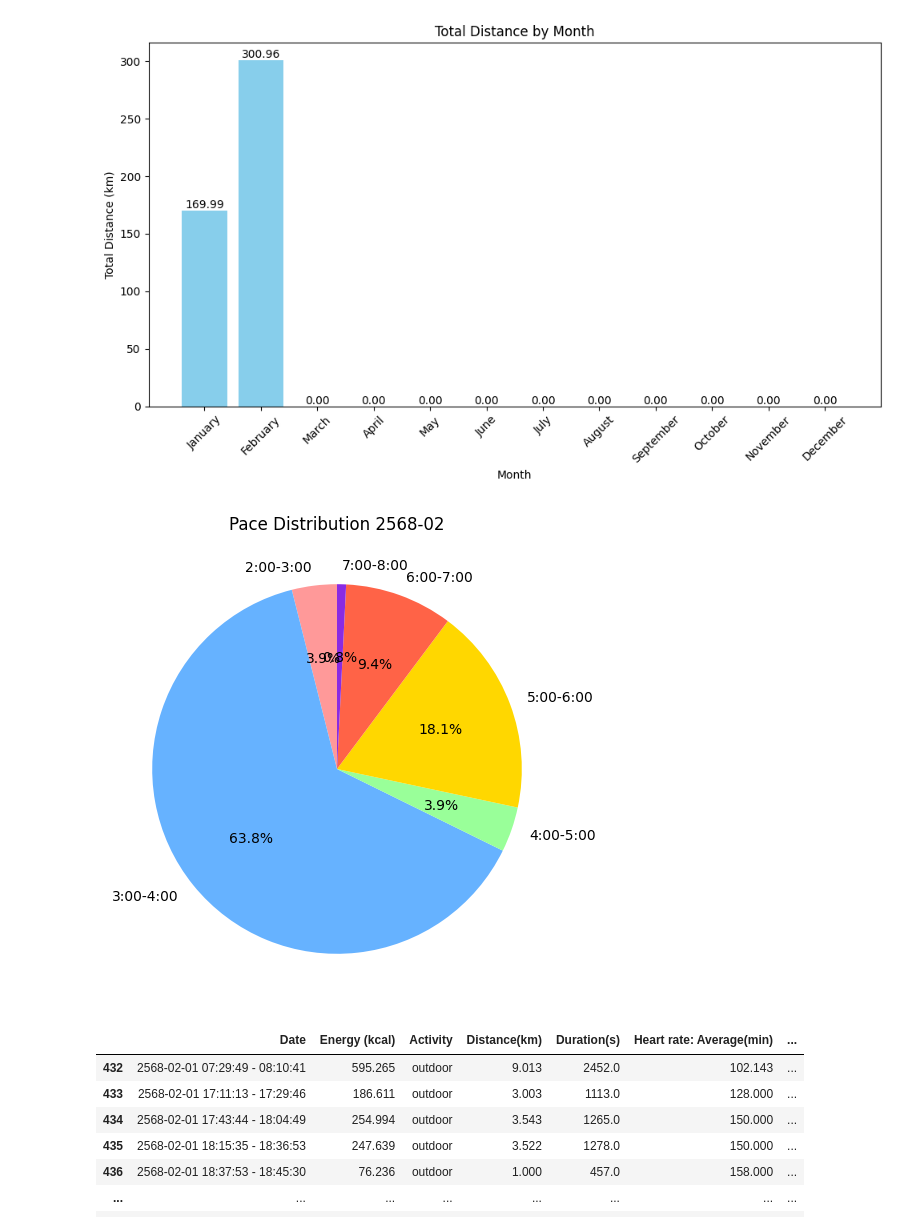
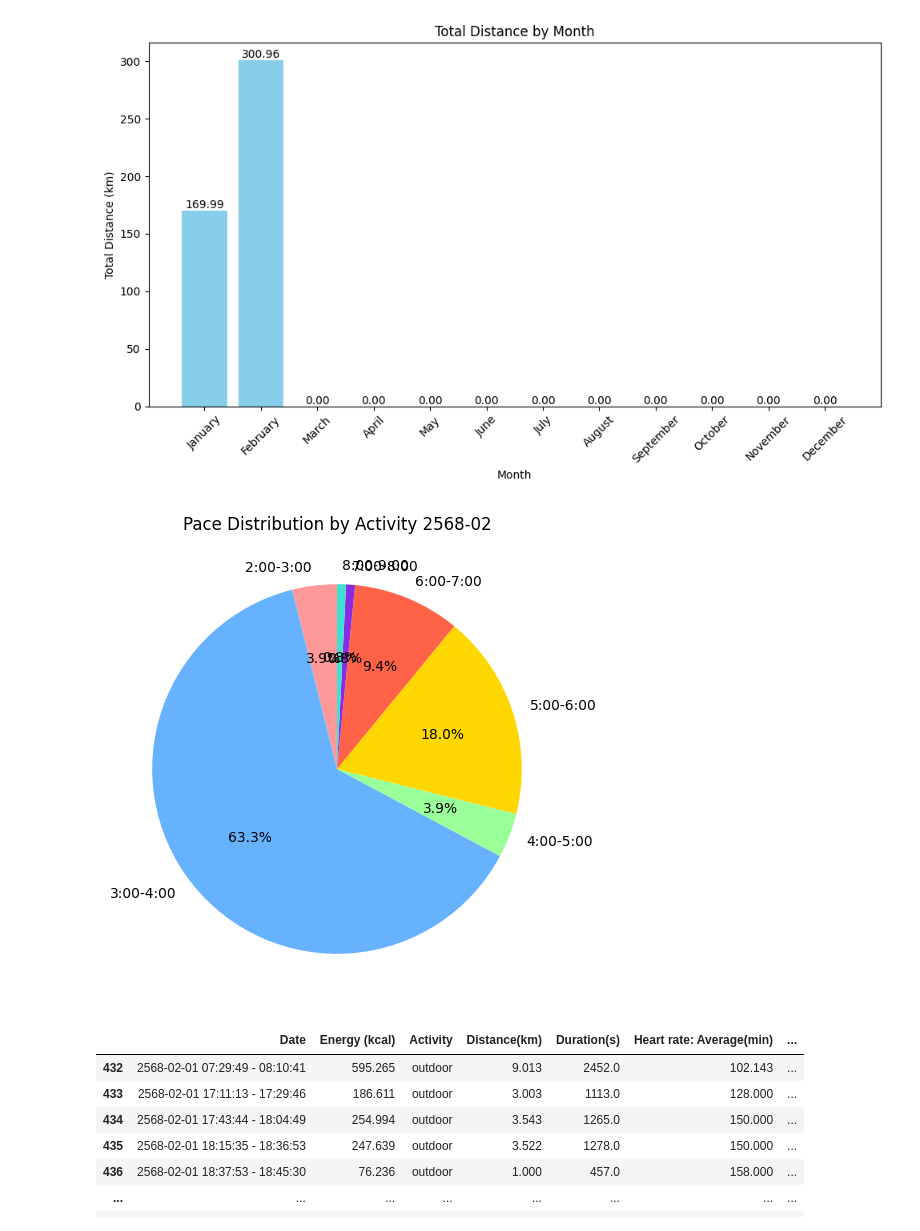
Before and after one commit to JFKongphop/running-analysis, a Jupyter notebook: index.ipynb, the cells around one changed output. Drawn from its saved outputs; the diff is of its cells as text; code cells hidden in the pictures.

Commit message:
completed chart

```diff
--- a/index.ipynb
+++ b/index.ipynb
@@ -384,25 +385,25 @@ plt.show()
 [figure]
 # %%
 date = "2568-02"
-bins = [120, 180, 240, 300, 360, 420, 480]
-labels = ["2:00-3:00", "3:00-4:00", "4:00-5:00", "5:00-6:00", "6:00-7:00", "7:00-8:00"]
+bins = [120, 180, 240, 300, 360, 420, 480, 540]
+labels = ["2:00-3:00", "3:00-4:00", "4:00-5:00", "5:00-6:00", "6:00-7:00", "7:00-8:00", "8:00-9:00"]
 
 pie = date_selector(df, date).copy()
 pie["Pace Group"] = pd.cut(pie["Pace(sec)"], bins=bins, labels=labels, right=False)
 group_counts = pie["Pace Group"].value_counts(sort=False)
 
 plt.figure(figsize=(8, 6))
 group_counts.plot.pie(
   autopct="%1.1f%%",
   startangle=90,
-  colors=["#FF9999", "#66B2FF", "#99FF99", "#FFD700", "#FF6347", "#8A2BE2"],
+  colors=["#FF9999", "#66B2FF", "#99FF99", "#FFD700", "#FF6347", "#8A2BE2", "#40E0D0"],
   labels=group_counts.index
 )
-plt.title(f"Pace Distribution {date}")
+plt.title(f"Pace Distribution by Activity {date}")
 plt.ylabel("")
 plt.show()
 # %% [output]
-[figure, old version]
+[figure, new version]
 # %%
 pie
 # %% [output]
```
Also changed, not shown: parts of 4 cells of this notebook, 1 other file.
